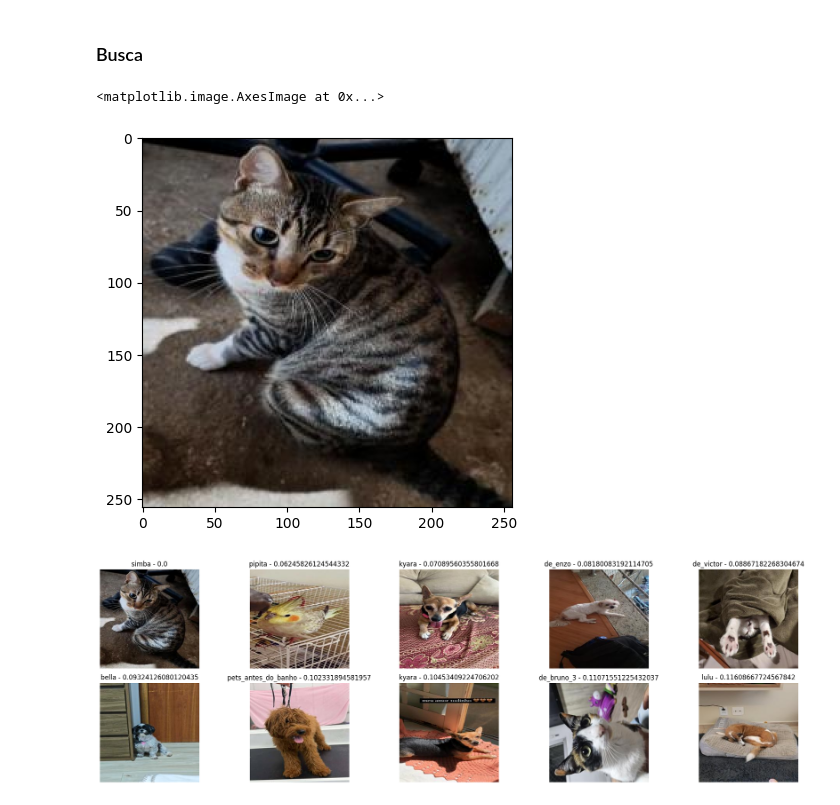
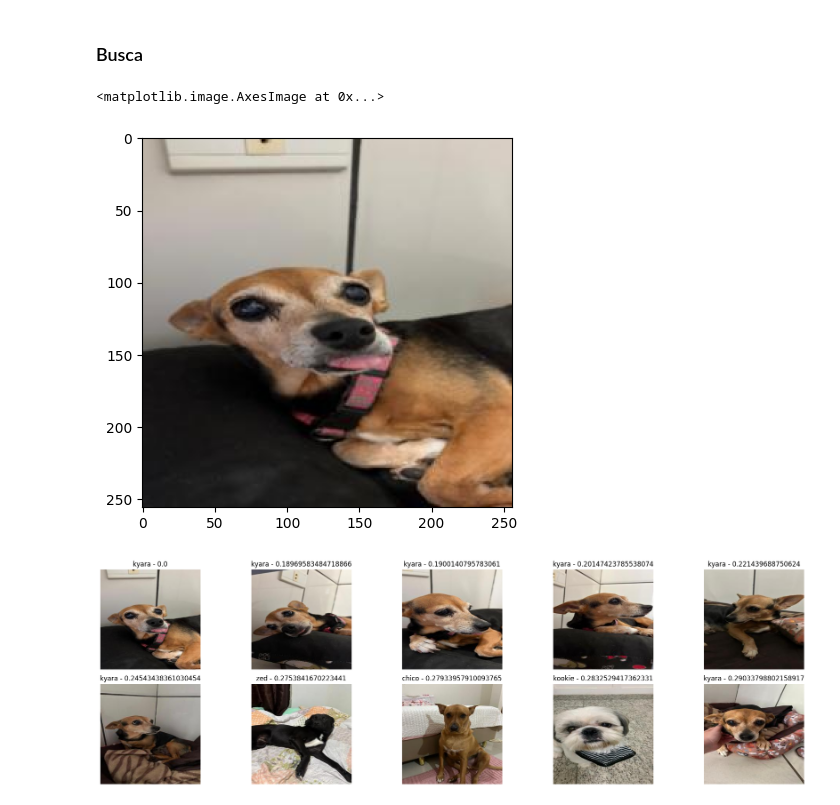
Before and after one commit to renan823/petdex, a Jupyter notebook: search.ipynb, the cells around one changed output. Drawn from its saved outputs; the diff is of its cells as text; code cells hidden in the pictures.

Commit message:
feat: bag of visual words

```diff
--- a/search.ipynb
+++ b/search.ipynb
@@ -12,8 +33,25 @@ from lib.features.lbp import LBPFeatureExtractor
+# %%
+# BoVW usando HoG como extrator
+bovw = BoVW(HoGFeatureExtractor.apply, size=32, n_clusters=16)
+
+# Preenchendo o dicionario
+for index, row in df.iterrows():
+    img = io.imread(f"./data/{row["filename"]}")
+    bovw.add_image(img)
+
+# Aplicação dos clusters
+bovw.compute()
 # %% [markdown]
 ### Extração de features
 # %%
 def extract_features(img: np.ndarray) -> Feature:
     hal = HaralickFeatureExtractor.apply(img)
     lbp = LBPFeatureExtractor.apply(img)
+    colors = ColorsFeatureExtractor.apply(img)
+    hog = HoGFeatureExtractor.apply(img)
+    log = LoGFeatureExtractor.apply(img)
 
-    return np.concatenate((hal, lbp))
+    # Vetor de features
+    features = np.concatenate((hal, lbp, colors, hog, log, bovw.apply(img)))
+
+    return features / (np.linalg.norm(features) + 1e-10)
@@ -49,22 +74,21 @@ with ThreadPoolExecutor(max_workers=5) as ex:
 ### Busca
 # %%
 # Imagem para buscar
-target = io.imread("./data/simba/00000.jpg")
+target = io.imread("./data/kyara/00115.jpg")
 vec = extract_features(target)
 plt.imshow(target)
 # %% [output]
 <matplotlib.image.AxesImage at 0x...>
-[figure, old version]
+[figure, new version]
 # %%
 results = db.search(vec)
 # %%
-# Exibir imagem buscada e os resultados encontreados
+# Exibir resultados encontreados
 # (já estão ordenados por distancia)
 fig, axes = plt.subplots(2, 5, figsize=(20, 6))
 axes = axes.flatten()
 
 for ax, res in zip(axes, results):
-
     img = io.imread(f"./data/{res.url}")
 
     ax.imshow(img, cmap="gray")
@@ -74,4 +98,4 @@ for ax, res in zip(axes, results):
 plt.tight_layout()
 plt.show()
 # %% [output]
-[figure, old version]
+[figure, new version]
```
Also changed, not shown: parts of 5 cells of this notebook, 16 other files.
